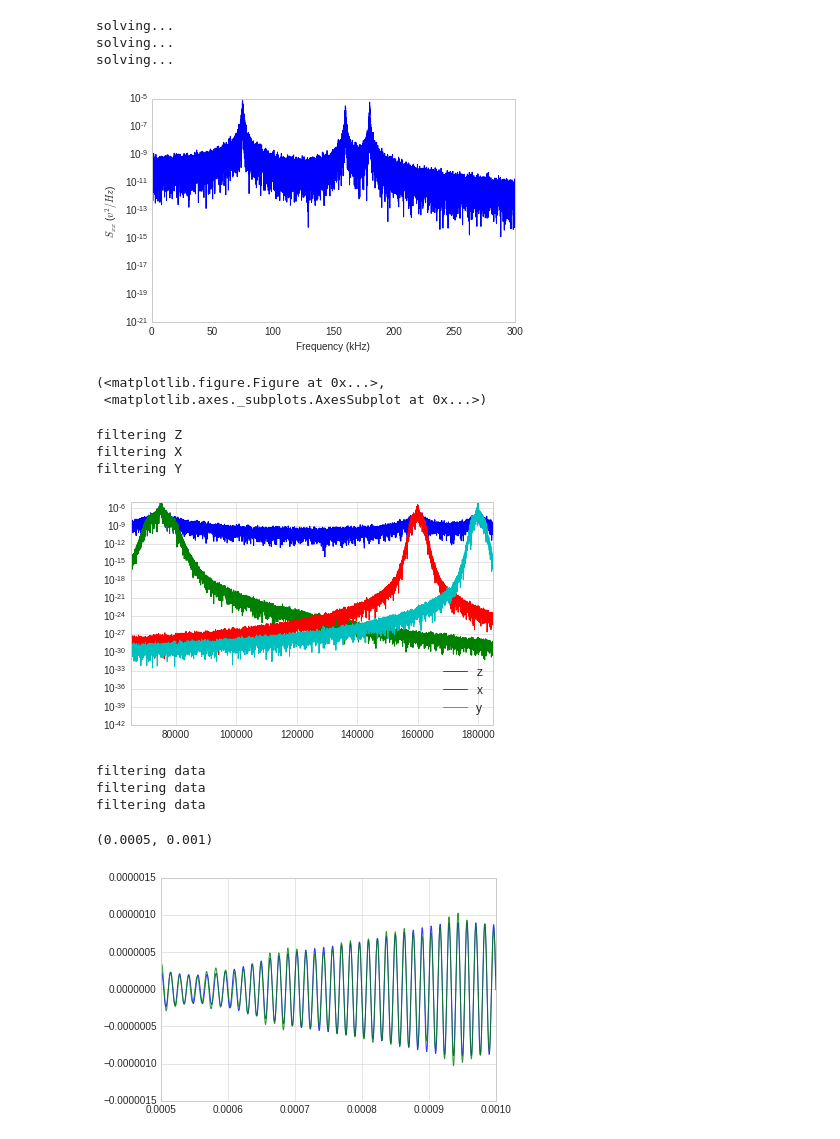
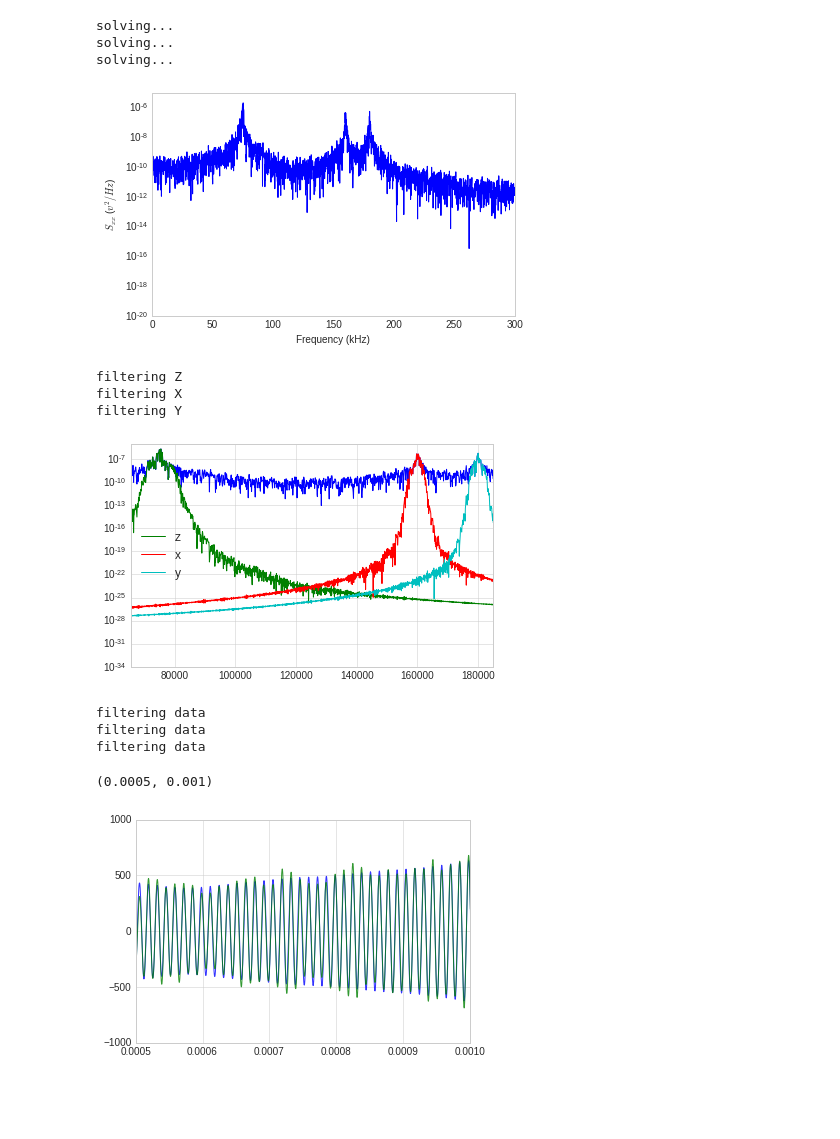
Before and after one commit to AshleySetter/optoanalysis, a Jupyter notebook: sim_data_usage_demo.ipynb, the cells around one changed output. Saved outputs shown, nothing was run; the diff lists cells and outputs as text; code cells hidden in the pictures; blank space fills up the shorter version.

```diff
--- a/sim_data_usage_demo.ipynb
+++ b/sim_data_usage_demo.ipynb
@@ -6,7 +6,7 @@ import optoanalysis
 # %%
 ConvFactor = 1.8e5
 # %%
-dat = optoanalysis.sim_data.SimData([0, 0.1], 5e6, [75e3, 160e3, 180e3], 4000.0, 3.1e-19, ConvFactor, 1e-30, dt=1e-9)
+dat = optoanalysis.sim_data.SimData([0, 1e-2], 5e6, [75e3, 160e3, 180e3], 4000.0, 3.1e-19, ConvFactor, 1e-30,  dt=0.5e-9)
 # %% [output]
 solving...
 solving...
@@ -19,11 +19,9 @@ solving...
 # ax.plot(tArray, dat.sde_solvers[1].q)
 # ax.plot(tArray, dat.sde_solvers[2].q)
 # %%
-dat.plot_PSD([0, 300])
+fig, ax = dat.plot_PSD([0, 300])
 # %% [output]
-[figure, old version]
+[figure, new version]
-(<matplotlib.figure.Figure at 0x...>,
- <matplotlib.axes._subplots.AxesSubplot at 0x...>)
 # %%
 dat.extract_ZXY_motion?
 # %%
@@ -32,7 +30,7 @@ z, x, y, t, fig, ax = dat.extract_ZXY_motion([75e3, 160e3, 180e3], 3e3, [10e3, 5
 filtering Z
 filtering X
 filtering Y
-[figure, old version]
+[figure, new version]
 # %%
 t, z, vz = dat.calc_phase_space(75e3, ConvFactor, FractionOfSampleFreq=2)
 t, x, vx = dat.calc_phase_space(160e3, ConvFactor, FractionOfSampleFreq=2)
@@ -45,12 +43,12 @@ filtering data
 TimeTuple = [500e-6, 1000e-6]
 alpha=0.8
 # %%
-plt.plot(t, z, alpha=alpha)
-plt.plot(dat.simtime.get_array(), dat.TrueSignals[0, 0], alpha=alpha)
+plt.plot(t, z*1e9, alpha=alpha)
+plt.plot(dat.simtime.get_array(), dat.TrueSignals[0, 0]*1e9, alpha=alpha)
 plt.xlim(TimeTuple)
 # %% [output]
 (0.0005, 0.001)
-[figure, old version]
+[figure, new version]
 # %%
 plt.plot(t[1:], vz, alpha=alpha)
 plt.plot(dat.simtime.get_array(), dat.TrueSignals[0, 1], alpha=alpha)
```
Also changed, not shown: parts of 7 cells of this notebook, 2 other files.
